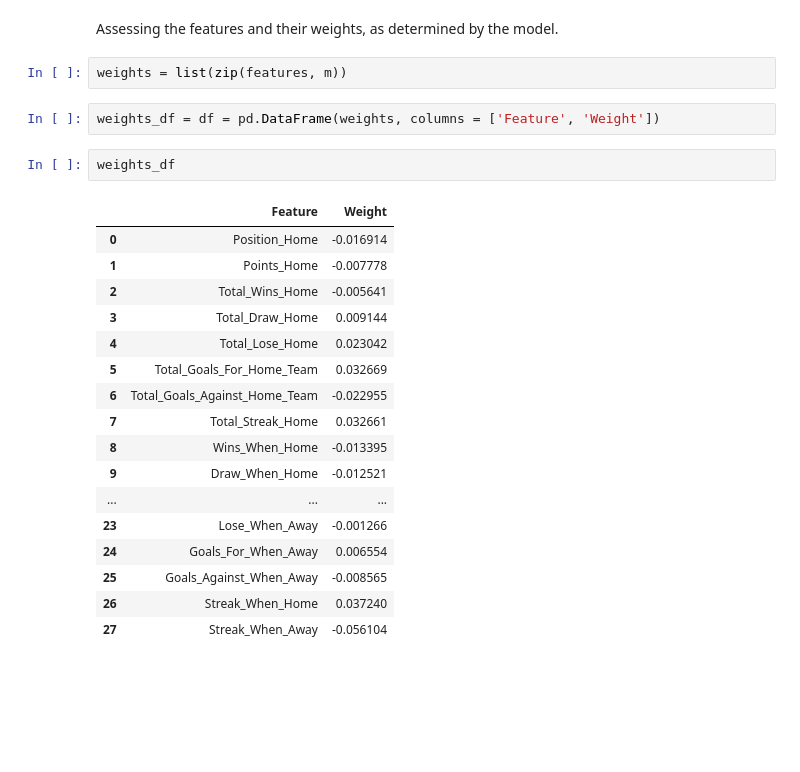
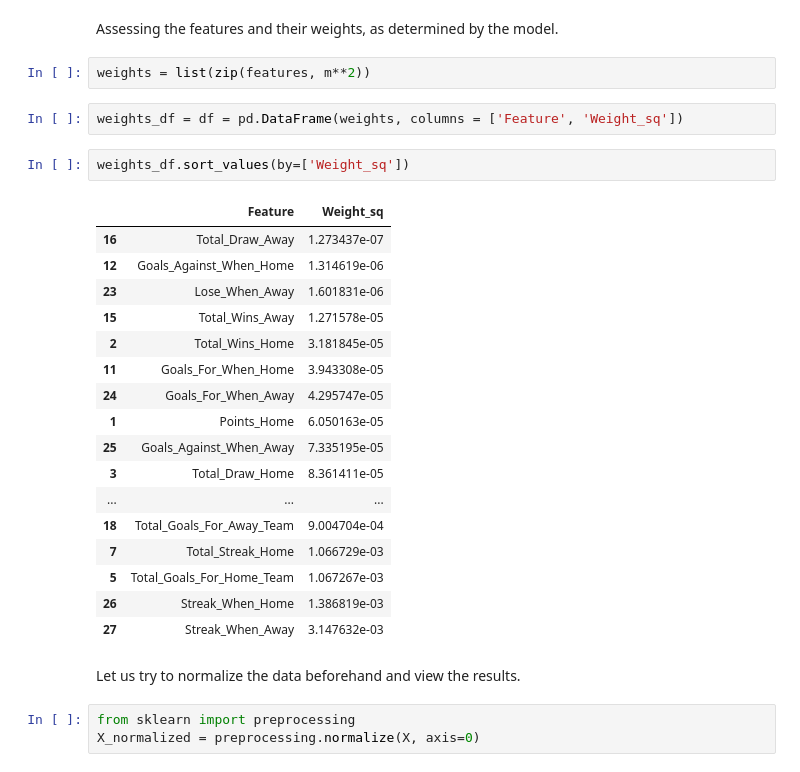
Before and after one commit to TamimEhsan2021/AiBetCore, a Jupyter notebook: Untitled.ipynb, the cells around one changed output. Saved outputs shown, nothing was run; the diff lists cells and outputs as text; blank space fills up the shorter version.

```diff
--- a/Untitled.ipynb
+++ b/Untitled.ipynb
@@ -174,26 +174,31 @@ model.score(X_train, y_train)
 # %% [markdown]
 Assessing the features and their weights, as determined by the model.
 # %%
-weights = list(zip(features, m))
+weights = list(zip(features, m**2))
 # %%
-weights_df = df = pd.DataFrame(weights, columns = ['Feature', 'Weight'])
+weights_df = df = pd.DataFrame(weights, columns = ['Feature', 'Weight_sq'])
-# %%
-weights_df
-# %% [output]
-|  | Feature | Weight |
-| 0 | Position_Home | -0.016914 |
-| 1 | Points_Home | -0.007778 |
-| 2 | Total_Wins_Home | -0.005641 |
-| 3 | Total_Draw_Home | 0.009144 |
-| 4 | Total_Lose_Home | 0.023042 |
-| 5 | Total_Goals_For_Home_Team | 0.032669 |
-| 6 | Total_Goals_Against_Home_Team | -0.022955 |
-| 7 | Total_Streak_Home | 0.032661 |
-| 8 | Wins_When_Home | -0.013395 |
-| 9 | Draw_When_Home | -0.012521 |
-| ... | ... | ... |
-| 23 | Lose_When_Away | -0.001266 |
-| 24 | Goals_For_When_Away | 0.006554 |
-| 25 | Goals_Against_When_Away | -0.008565 |
-| 26 | Streak_When_Home | 0.037240 |
-| 27 | Streak_When_Away | -0.056104 |
+# %%
+weights_df.sort_values(by=['Weight_sq'])
+# %% [output]
+|  | Feature | Weight_sq |
+| 16 | Total_Draw_Away | 1.273437e-07 |
+| 12 | Goals_Against_When_Home | 1.314619e-06 |
+| 23 | Lose_When_Away | 1.601831e-06 |
+| 15 | Total_Wins_Away | 1.271578e-05 |
+| 2 | Total_Wins_Home | 3.181845e-05 |
+| 11 | Goals_For_When_Home | 3.943308e-05 |
+| 24 | Goals_For_When_Away | 4.295747e-05 |
+| 1 | Points_Home | 6.050163e-05 |
+| 25 | Goals_Against_When_Away | 7.335195e-05 |
+| 3 | Total_Draw_Home | 8.361411e-05 |
+| ... | ... | ... |
+| 18 | Total_Goals_For_Away_Team | 9.004704e-04 |
+| 7 | Total_Streak_Home | 1.066729e-03 |
+| 5 | Total_Goals_For_Home_Team | 1.067267e-03 |
+| 26 | Streak_When_Home | 1.386819e-03 |
+| 27 | Streak_When_Away | 3.147632e-03 |
+# %% [markdown]
+Let us try to normalize the data beforehand and view the results.
+# %%
+from sklearn import preprocessing
+X_normalized = preprocessing.normalize(X, axis=0)
```
Also changed, not shown: parts of 6 cells of this notebook, 1 other file.
